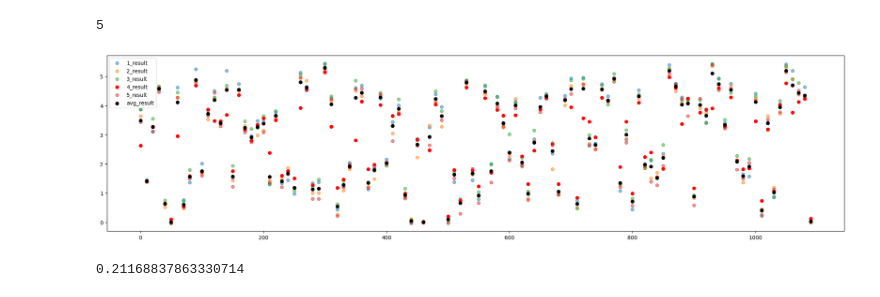
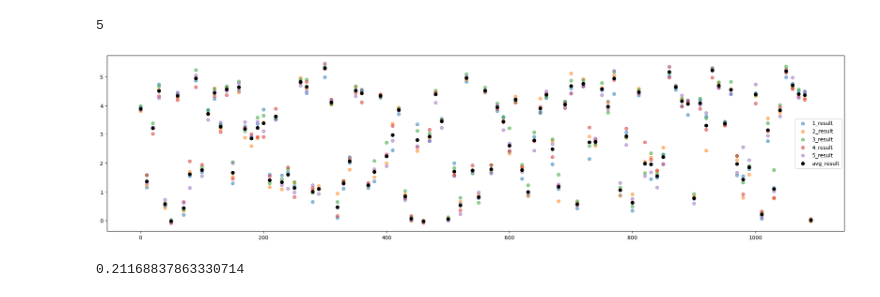
Before and after one commit to boostcampaitech4nlp1/level1_semantictextsimilarity_nlp-level1-nlp-08, a Jupyter notebook: result/kfold_result.ipynb, the cells around one changed output. Cells and saved outputs as stored; diff of their text form; code cells hidden in the pictures.

```diff
--- a/result/kfold_result.ipynb
+++ b/result/kfold_result.ipynb
@@ -4,7 +4,7 @@ import numpy as np
 import os
 import matplotlib.pyplot as plt
 # %%
-dir_path = "../result/"
+dir_path = "../result/1st_5folds/"
 file_len = 0
 result = []
 
@@ -25,3 +25,5 @@ output_3.csv
 output_4.csv
 output_5.csv
 Total files:  5
+# %%
+result.pop(3)
@@ -28,5 +63,5 @@ Total files:  5
 # %%
-avg_result = np.sum(result, axis=0) / file_len
+avg_result = np.sum(result, axis=0) / len(result)
 print(avg_result)
 print(len(avg_result))
 # %% [output]
@@ -63,17 +98,17 @@ len(result)
 # %%
 plt.figure(figsize=(25, 6))
 interval = 10
 
 for i in range(file_len):
-    if i == 3:
-        plt.scatter(x=range(0, 1100)[::interval], y=result[i][::interval], label=f'{i+1}_result', alpha=1, color='red')
-    else:
-        plt.scatter(x=range(0, 1100)[::interval], y=result[i][::interval], label=f'{i+1}_result', alpha=0.5)
+    # if i == 3:
+    #     plt.scatter(x=range(0, 1100)[::interval], y=result[i][::interval], label=f'{i+1}_result', alpha=1, color='red')
+    # else:
+    plt.scatter(x=range(0, 1100)[::interval], y=result[i][::interval], label=f'{i+1}_result', alpha=0.5)
 plt.scatter(x=range(0, 1100)[::interval], y=avg_result[::interval], label=f'avg_result', alpha=1, color='black')
 plt.legend()
 plt.show()
 # %% [output]
-[figure, old version]
+[figure, new version]
 # %%
 std = []
 for i in range(len(result)):
```
Also changed, not shown: parts of 10 cells of this notebook, 1 other file.
